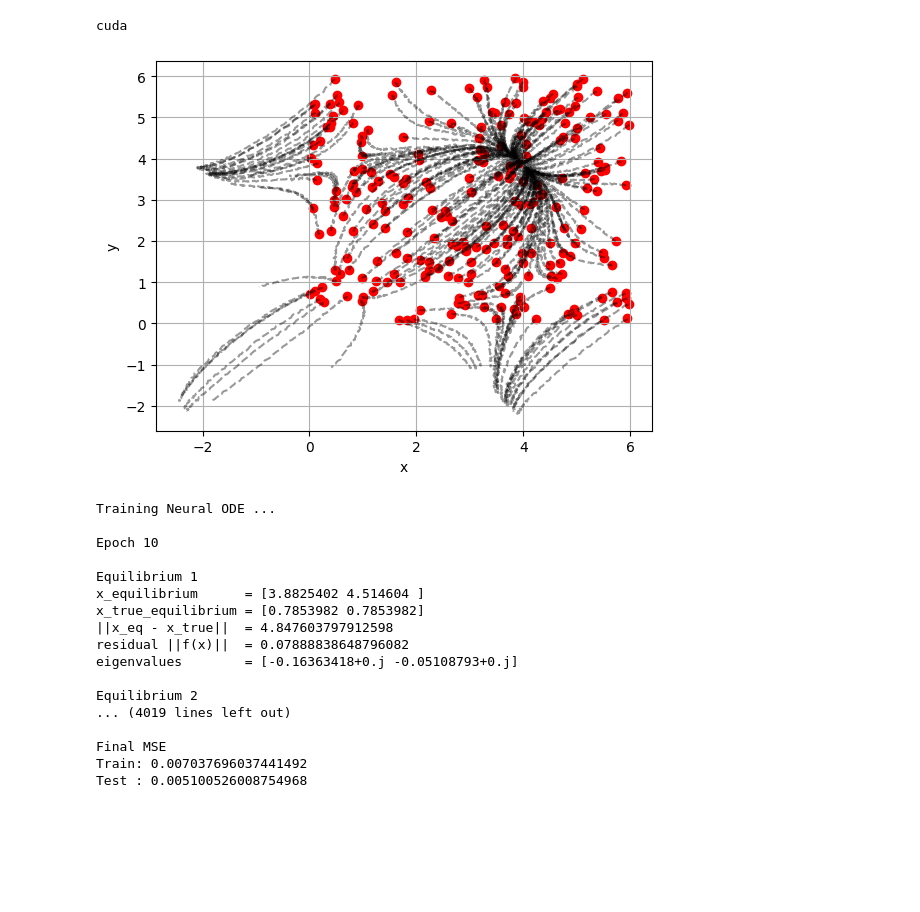
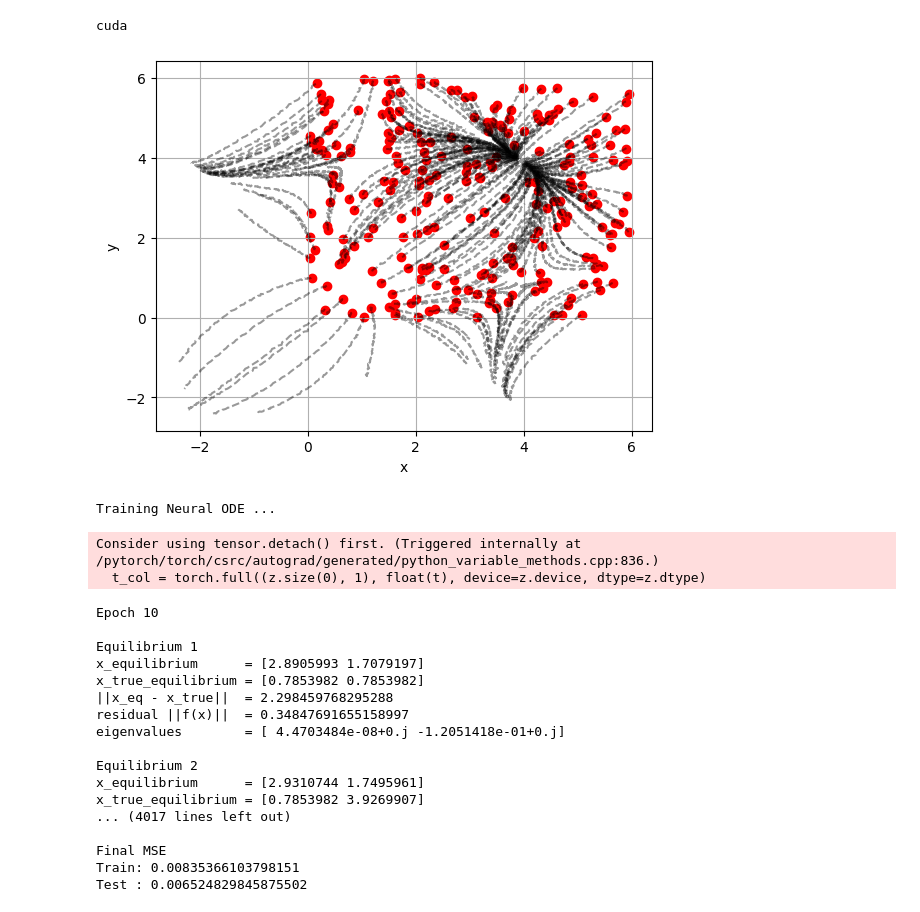
Before and after one commit to xsokolovae1/neural-odes-near-equilibria, a Jupyter notebook: TRAIN_ODES/cos_system/cos.ipynb, the cells around one changed output. Cells and saved outputs as stored; diff of their text form; code cells hidden in the pictures; blank space fills up the shorter version.

```diff
--- a/TRAIN_ODES/cos_system/cos.ipynb
+++ b/TRAIN_ODES/cos_system/cos.ipynb
@@ -28,7 +28,7 @@ class Cos(nn.Module):
 
 
 def make_grid_dataset(T=3.0, step=60, noise_std=0.02,
-                      nx=20, ny=20,
+                      nx=30, ny=30,
                       x_range=(0.0, 4.5), y_range=(0.0, 4.5)):
     gt = Cos().to(device)
     t = torch.linspace(0.0, T, step, device=device)
@@ -48,7 +48,7 @@ def make_grid_dataset(T=3.0, step=60, noise_std=0.02,
 
     return z0, t, z_traj
 
-def make_random_dataset(n_traj=400, T=3.0, step=60, noise_std=0.02,
+def make_random_dataset(n_traj=600, T=3.0, step=60, noise_std=0.02,
                         x_range=(0.0, 6.0), y_range=(0.0, 6.0)):
     gt = Cos().to(device)
     t = torch.linspace(0.0, T, step, device=device)
@@ -258,34 +258,34 @@ def train(model, loader, t_eval, epochs=1300, lr=1e-3, clip_grad=5.0, tag="NODE"
 
     for ep in range(1, epochs + 1):
         model.train()
         for z0, Z in loader:
             z0, Z = z0.to(device), Z.to(device)
             Z_pred = model(z0, t_eval)
             loss = mse(Z_pred, Z)
 
             optim.zero_grad()
             loss.backward()
             if clip_grad:
                 torch.nn.utils.clip_grad_norm_(model.parameters(), clip_grad)
             optim.step()
 
         tr = evaluate(model, train_load, t_eval)
         te = evaluate(model, test_load, t_eval)
 
         train_losses.append(tr)
         test_losses.append(te)
 
         if ep % 10 == 0:
             eq_errors, eigvals_all = analyze_equilibrium(model.func, epoch=ep, t0=0.0)
             eq_errors_history.append(eq_errors)
             eigvals_history.append(eigvals_all)
             epoch_marks.append(ep)
 
             print(f"[{tag}] Epoch {ep:03d} | train {tr:.6f} | test {te:.6f}")
 
     return model, train_losses, test_losses, eq_errors_history, eigvals_history, epoch_marks
 # %% [output]
-[figure, old version]
+[figure, new version]
 # %%
 func_adj = ODEmodel().to(device)
 node_adj = NeuralODE(func_adj, use_adjoint=True).to(device)
@@ -305,22 +305,25 @@ torch.save({
 }, "node_adj.pth")
 # %% [output]
 Training Neural ODE ...
-
-Epoch 10
-
-Equilibrium 1
-x_equilibrium      = [3.8825402 4.514604 ]
-x_true_equilibrium = [0.7853982 0.7853982]
-||x_eq - x_true||  = 4.847603797912598
-residual ||f(x)||  = 0.07888838648796082
-eigenvalues        = [-0.16363418+0.j -0.05108793+0.j]
-
-Equilibrium 2
-... (4019 lines left out)
-
-Final MSE
-Train: 0.007037696037441492
-Test : 0.005100526008754968
+Consider using tensor.detach() first. (Triggered internally at /pytorch/torch/csrc/autograd/generated/python_variable_methods.cpp:836.)
+  t_col = torch.full((z.size(0), 1), float(t), device=z.device, dtype=z.dtype)
+Epoch 10
+
+Equilibrium 1
+x_equilibrium      = [2.8905993 1.7079197]
+x_true_equilibrium = [0.7853982 0.7853982]
+||x_eq - x_true||  = 2.298459768295288
+residual ||f(x)||  = 0.34847691655158997
+eigenvalues        = [ 4.4703484e-08+0.j -1.2051418e-01+0.j]
+
+Equilibrium 2
+x_equilibrium      = [2.9310744 1.7495961]
+x_true_equilibrium = [0.7853982 3.9269907]
+... (4017 lines left out)
+
+Final MSE
+Train: 0.00835366103798151
+Test : 0.006524829845875502
 # %%
 eigvals_history_cpu = [
     [eig.cpu() for eig in snapshot]
```
Also changed, not shown: parts of 10 cells of this notebook, 2 other files.
